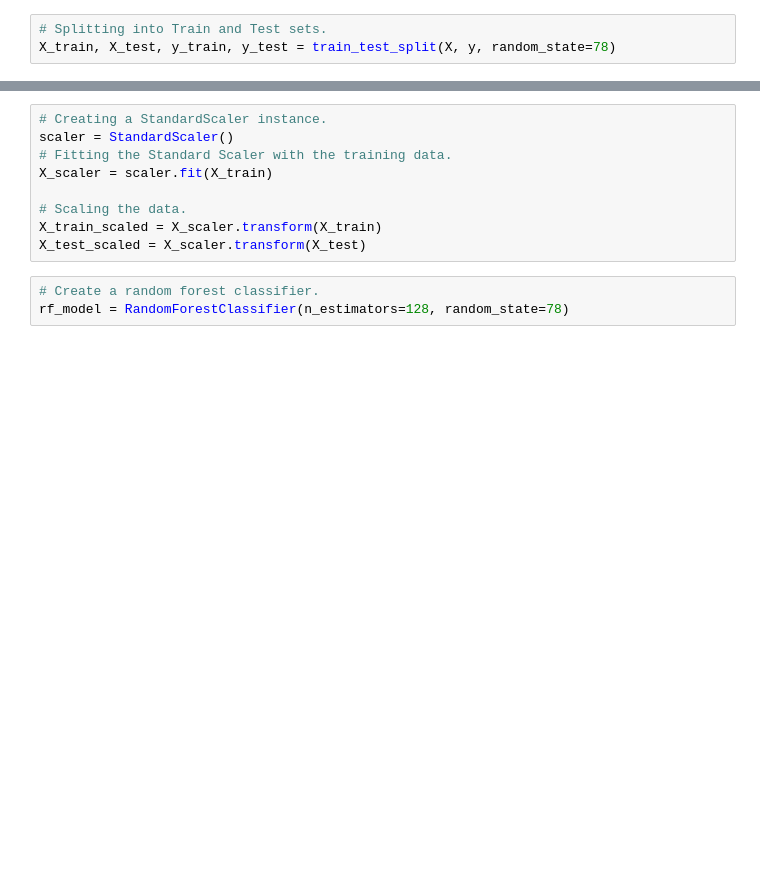
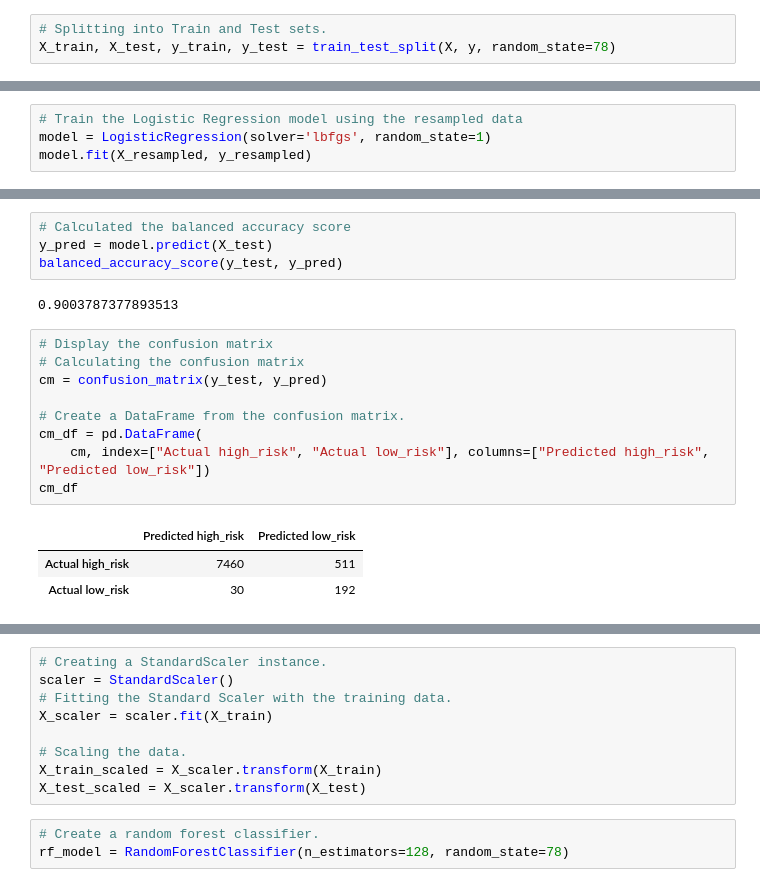
Before and after one commit to NBrown95/Assaulted_Officers, a Jupyter notebook: Machine_Learning_Model.ipynb, the cells around one changed output, grey strips where cells are left out. Saved outputs shown, nothing was run; the diff lists cells and outputs as text; blank space fills up the shorter version.

```diff
--- a/Machine_Learning_Model.ipynb
+++ b/Machine_Learning_Model.ipynb
@@ -67,0 +141,4 @@ X_train, X_test, y_train, y_test = train_test_split(X, y, random_state=78)
+# %%
+# Train the Logistic Regression model using the resampled data
+model = LogisticRegression(solver='lbfgs', random_state=1)
+model.fit(X_resampled, y_resampled)
@@ -67,0 +154,19 @@ X_train, X_test, y_train, y_test = train_test_split(X, y, random_state=78)
+# %%
+# Calculated the balanced accuracy score
+y_pred = model.predict(X_test)
+balanced_accuracy_score(y_test, y_pred)
+# %% [output]
+0.9003787377893513
+# %%
+# Display the confusion matrix
+# Calculating the confusion matrix
+cm = confusion_matrix(y_test, y_pred)
+
+# Create a DataFrame from the confusion matrix.
+cm_df = pd.DataFrame(
+    cm, index=["Actual high_risk", "Actual low_risk"], columns=["Predicted high_risk", "Predicted low_risk"])
+cm_df
+# %% [output]
+|  | Predicted high_risk | Predicted low_risk |
+| Actual high_risk | 7460 | 511 |
+| Actual low_risk | 30 | 192 |
```
Also changed, not shown: parts of 10 cells of this notebook.
